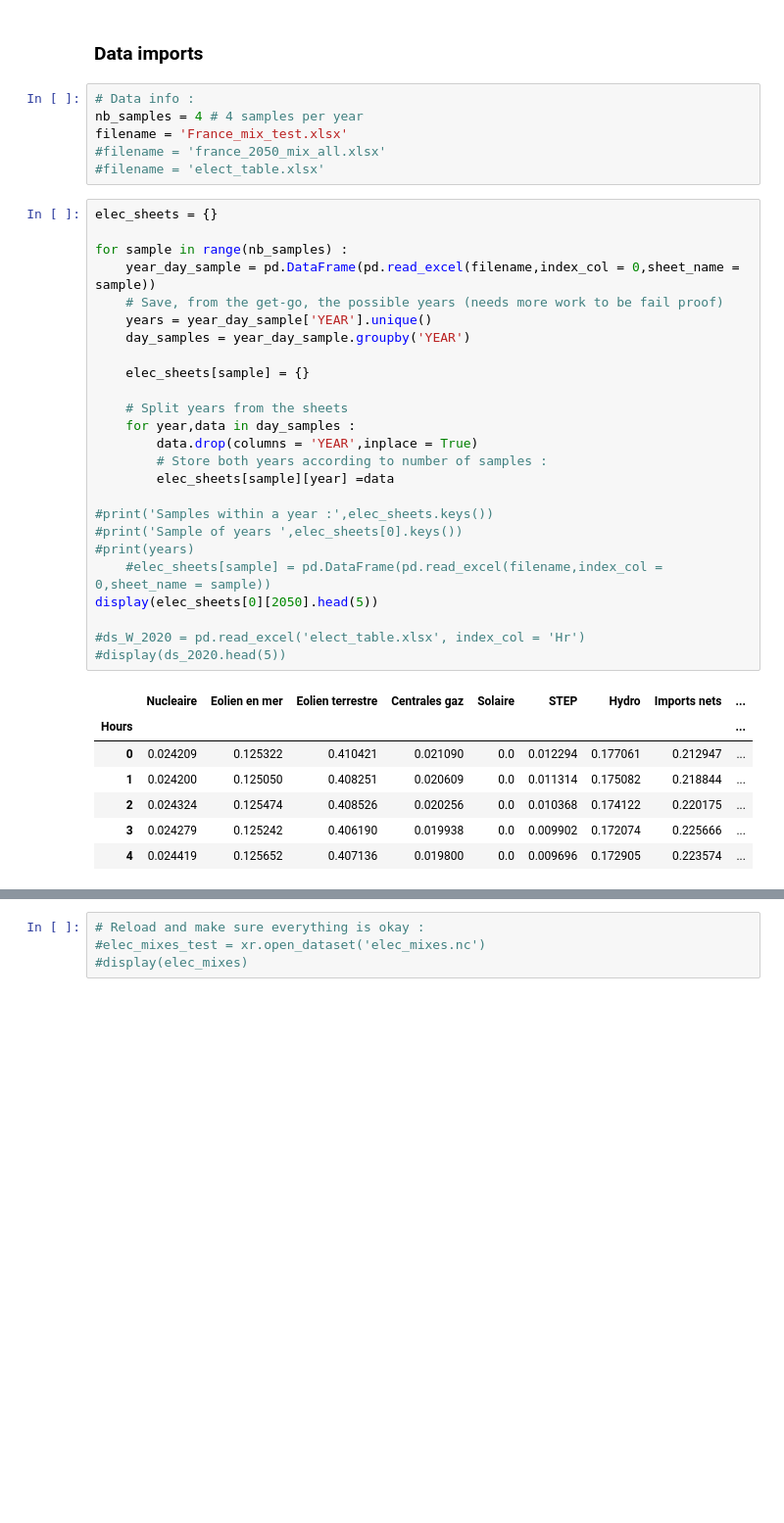
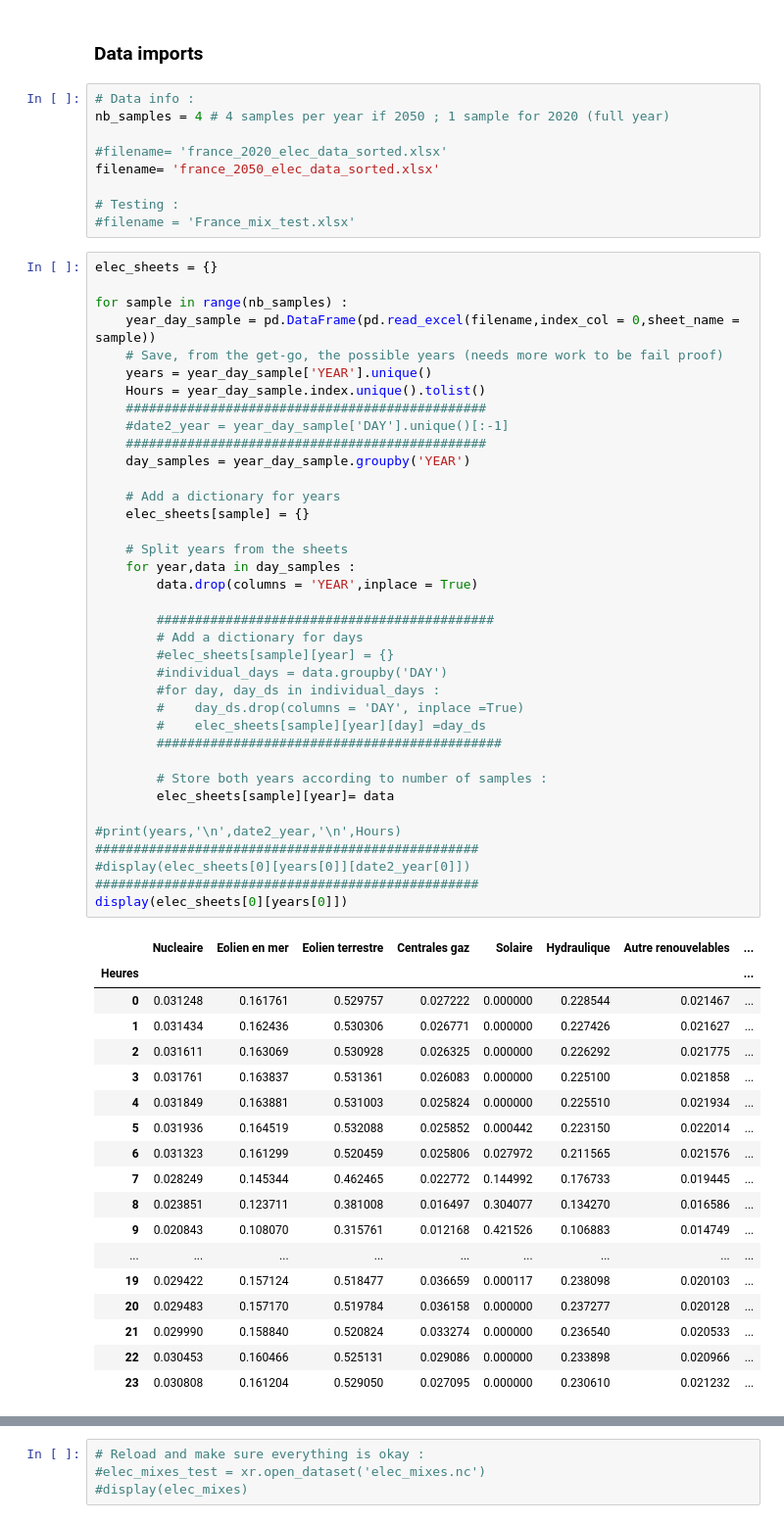
Before and after one commit to Dominik1207/K_ISS, a Jupyter notebook: elec2xarray.ipynb, the cells around one changed output, grey strips where cells are left out. Shown at 98% size. Cells and saved outputs as stored; diff of their text form; blank space fills up the shorter version.

Commit message:
elec2xarray working for both 2020 and 2050

```diff
--- a/elec2xarray.ipynb
+++ b/elec2xarray.ipynb
@@ -8,42 +8,68 @@ import numpy as np
 ### Data imports
 # %%
 # Data info :
-nb_samples = 4 # 4 samples per year
-filename = 'France_mix_test.xlsx'
-#filename = 'france_2050_mix_all.xlsx'
-#filename = 'elect_table.xlsx'
+nb_samples = 4 # 4 samples per year if 2050 ; 1 sample for 2020 (full year)
+
+#filename= 'france_2020_elec_data_sorted.xlsx'
+filename= 'france_2050_elec_data_sorted.xlsx'
+
+# Testing :
+#filename = 'France_mix_test.xlsx'
 # %%
 elec_sheets = {}
 
 for sample in range(nb_samples) :
     year_day_sample = pd.DataFrame(pd.read_excel(filename,index_col = 0,sheet_name = sample))
     # Save, from the get-go, the possible years (needs more work to be fail proof)
     years = year_day_sample['YEAR'].unique()
+    Hours = year_day_sample.index.unique().tolist()
+    ###############################################
+    #date2_year = year_day_sample['DAY'].unique()[:-1]
+    ###############################################
     day_samples = year_day_sample.groupby('YEAR')
 
+    # Add a dictionary for years
     elec_sheets[sample] = {}
 
     # Split years from the sheets
     for year,data in day_samples :
         data.drop(columns = 'YEAR',inplace = True)
+
+        ############################################
+        # Add a dictionary for days
+        #elec_sheets[sample][year] = {}
+        #individual_days = data.groupby('DAY')
+        #for day, day_ds in individual_days :
+        #    day_ds.drop(columns = 'DAY', inplace =True)
+        #    elec_sheets[sample][year][day] =day_ds
+        #############################################
+
         # Store both years according to number of samples :
-        elec_sheets[sample][year] =data
+        elec_sheets[sample][year]= data
 
-#print('Samples within a year :',elec_sheets.keys())
-#print('Sample of years ',elec_sheets[0].keys())
-#print(years)
-    #elec_sheets[sample] = pd.DataFrame(pd.read_excel(filename,index_col = 0,sheet_name = sample))
-display(elec_sheets[0][2050].head(5))
-
-#ds_W_2020 = pd.read_excel('elect_table.xlsx', index_col = 'Hr')
-#display(ds_2020.head(5))
+#print(years,'\n',date2_year,'\n',Hours)
+##################################################
+#display(elec_sheets[0][years[0]][date2_year[0]])
+##################################################
+display(elec_sheets[0][years[0]])
 # %% [output]
-|  | Nucleaire | Eolien en mer | Eolien terrestre | Centrales gaz | Solaire | STEP | Hydro | Imports nets | ... |
-| Hours |  |  |  |  |  |  |  |  | ... |
-| 0 | 0.024209 | 0.125322 | 0.410421 | 0.021090 | 0.0 | 0.012294 | 0.177061 | 0.212947 | ... |
-| 1 | 0.024200 | 0.125050 | 0.408251 | 0.020609 | 0.0 | 0.011314 | 0.175082 | 0.218844 | ... |
-| 2 | 0.024324 | 0.125474 | 0.408526 | 0.020256 | 0.0 | 0.010368 | 0.174122 | 0.220175 | ... |
-| 3 | 0.024279 | 0.125242 | 0.406190 | 0.019938 | 0.0 | 0.009902 | 0.172074 | 0.225666 | ... |
-| 4 | 0.024419 | 0.125652 | 0.407136 | 0.019800 | 0.0 | 0.009696 | 0.172905 | 0.223574 | ... |
+|  | Nucleaire | Eolien en mer | Eolien terrestre | Centrales gaz | Solaire | Hydraulique | Autre renouvelables | ... |
+| Heures |  |  |  |  |  |  |  | ... |
+| 0 | 0.031248 | 0.161761 | 0.529757 | 0.027222 | 0.000000 | 0.228544 | 0.021467 | ... |
+| 1 | 0.031434 | 0.162436 | 0.530306 | 0.026771 | 0.000000 | 0.227426 | 0.021627 | ... |
+| 2 | 0.031611 | 0.163069 | 0.530928 | 0.026325 | 0.000000 | 0.226292 | 0.021775 | ... |
+| 3 | 0.031761 | 0.163837 | 0.531361 | 0.026083 | 0.000000 | 0.225100 | 0.021858 | ... |
+| 4 | 0.031849 | 0.163881 | 0.531003 | 0.025824 | 0.000000 | 0.225510 | 0.021934 | ... |
+| 5 | 0.031936 | 0.164519 | 0.532088 | 0.025852 | 0.000442 | 0.223150 | 0.022014 | ... |
+| 6 | 0.031323 | 0.161299 | 0.520459 | 0.025806 | 0.027972 | 0.211565 | 0.021576 | ... |
+| 7 | 0.028249 | 0.145344 | 0.462465 | 0.022772 | 0.144992 | 0.176733 | 0.019445 | ... |
+| 8 | 0.023851 | 0.123711 | 0.381008 | 0.016497 | 0.304077 | 0.134270 | 0.016586 | ... |
+| 9 | 0.020843 | 0.108070 | 0.315761 | 0.012168 | 0.421526 | 0.106883 | 0.014749 | ... |
+| ... | ... | ... | ... | ... | ... | ... | ... | ... |
+| 19 | 0.029422 | 0.157124 | 0.518477 | 0.036659 | 0.000117 | 0.238098 | 0.020103 | ... |
+| 20 | 0.029483 | 0.157170 | 0.519784 | 0.036158 | 0.000000 | 0.237277 | 0.020128 | ... |
+| 21 | 0.029990 | 0.158840 | 0.520824 | 0.033274 | 0.000000 | 0.236540 | 0.020533 | ... |
+| 22 | 0.030453 | 0.160466 | 0.525131 | 0.029086 | 0.000000 | 0.233898 | 0.020966 | ... |
+| 23 | 0.030808 | 0.161204 | 0.529050 | 0.027095 | 0.000000 | 0.230610 | 0.021232 | ... |
 # %%
 # List the dimensions
```
Also changed, not shown: parts of 7 cells of this notebook.
